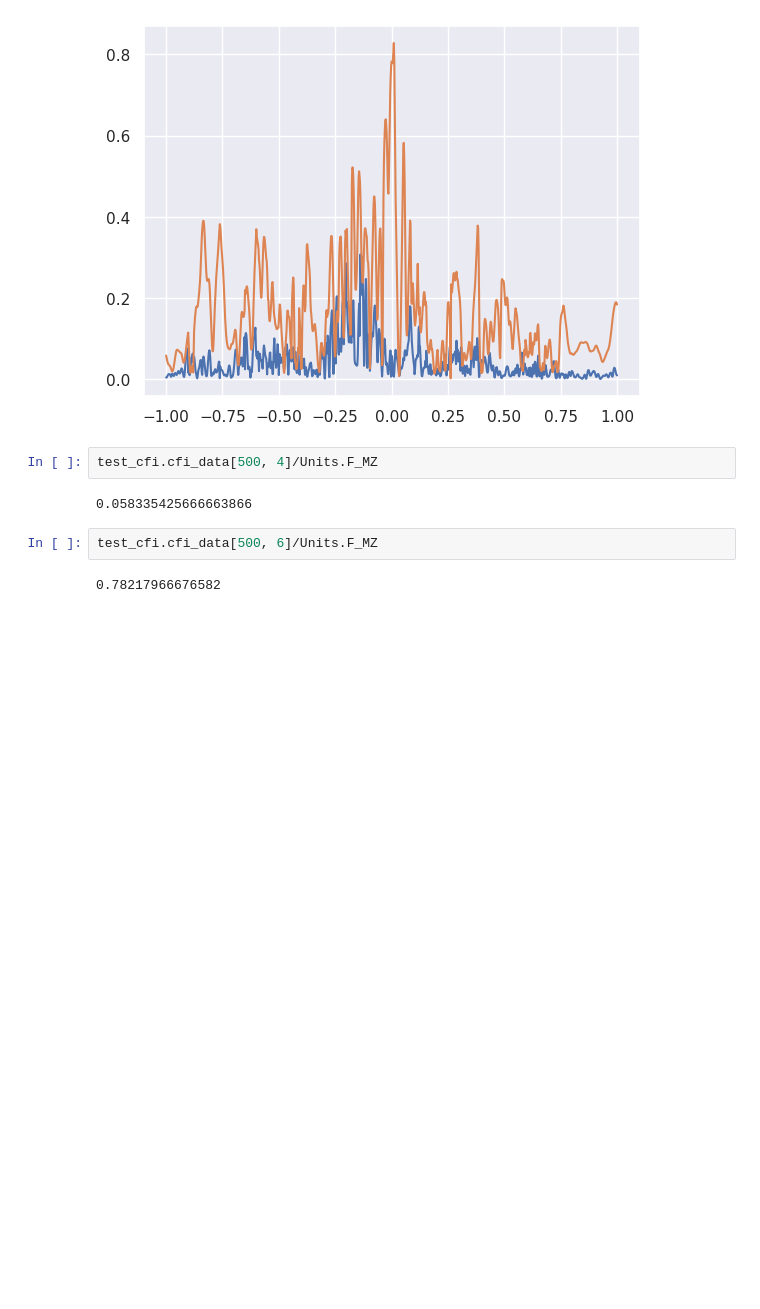
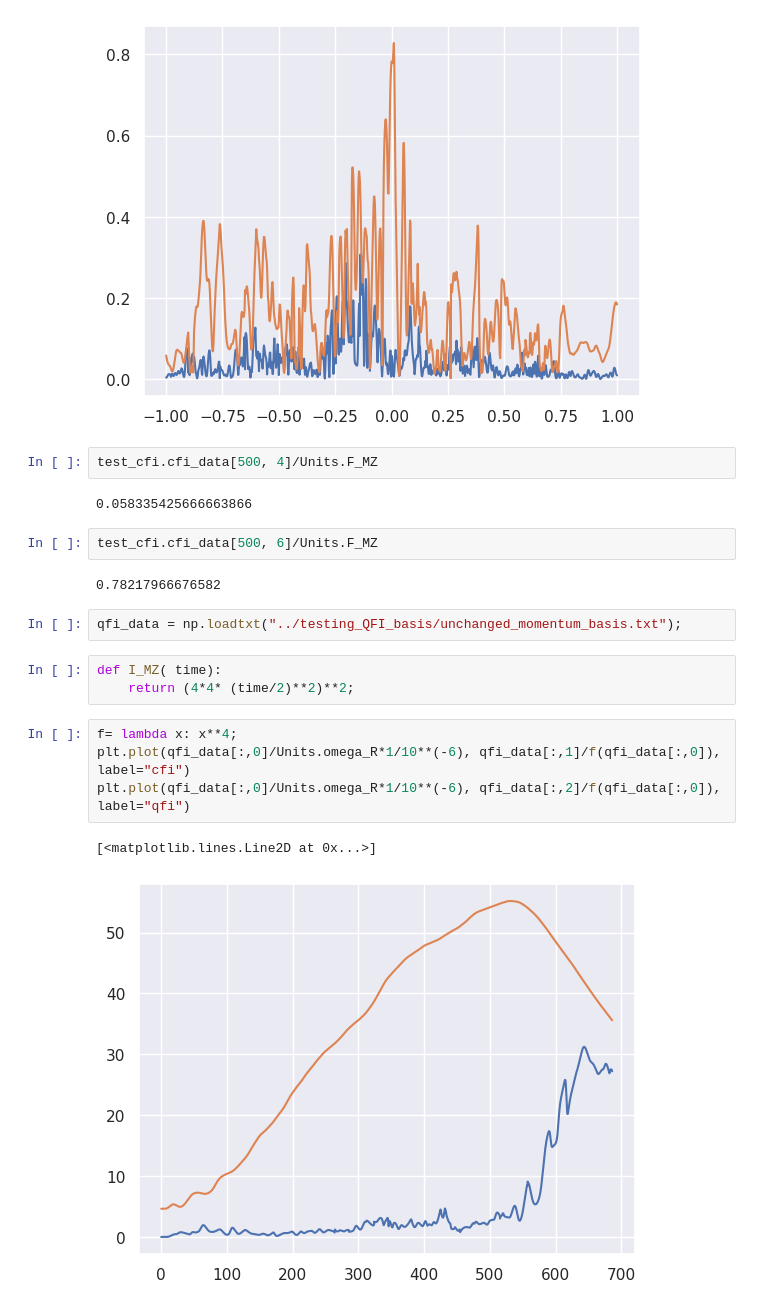
Before and after one commit to rootware/lattice_evolution, a Jupyter notebook: Python/CFI_plots.ipynb, the cells around one changed output. Cells and saved outputs as stored; diff of their text form; blank space fills up the shorter version.

```diff
--- a/Python/CFI_plots.ipynb
+++ b/Python/CFI_plots.ipynb
@@ -27,3 +27,15 @@ test_cfi.cfi_data[500, 4]/Units.F_MZ
 test_cfi.cfi_data[500, 6]/Units.F_MZ
 # %% [output]
 0.78217966676582
+# %%
+qfi_data = np.loadtxt("../testing_QFI_basis/unchanged_momentum_basis.txt");
+# %%
+def I_MZ( time):
+    return (4*4* (time/2)**2)**2;
+# %%
+f= lambda x: x**4;
+plt.plot(qfi_data[:,0]/Units.omega_R*1/10**(-6), qfi_data[:,1]/f(qfi_data[:,0]), label="cfi")
+plt.plot(qfi_data[:,0]/Units.omega_R*1/10**(-6), qfi_data[:,2]/f(qfi_data[:,0]), label="qfi")
+# %% [output]
+[<matplotlib.lines.Line2D at 0x...>]
+[figure, added]
```
Also changed, not shown: parts of 1 cell of this notebook, 4 other files.
